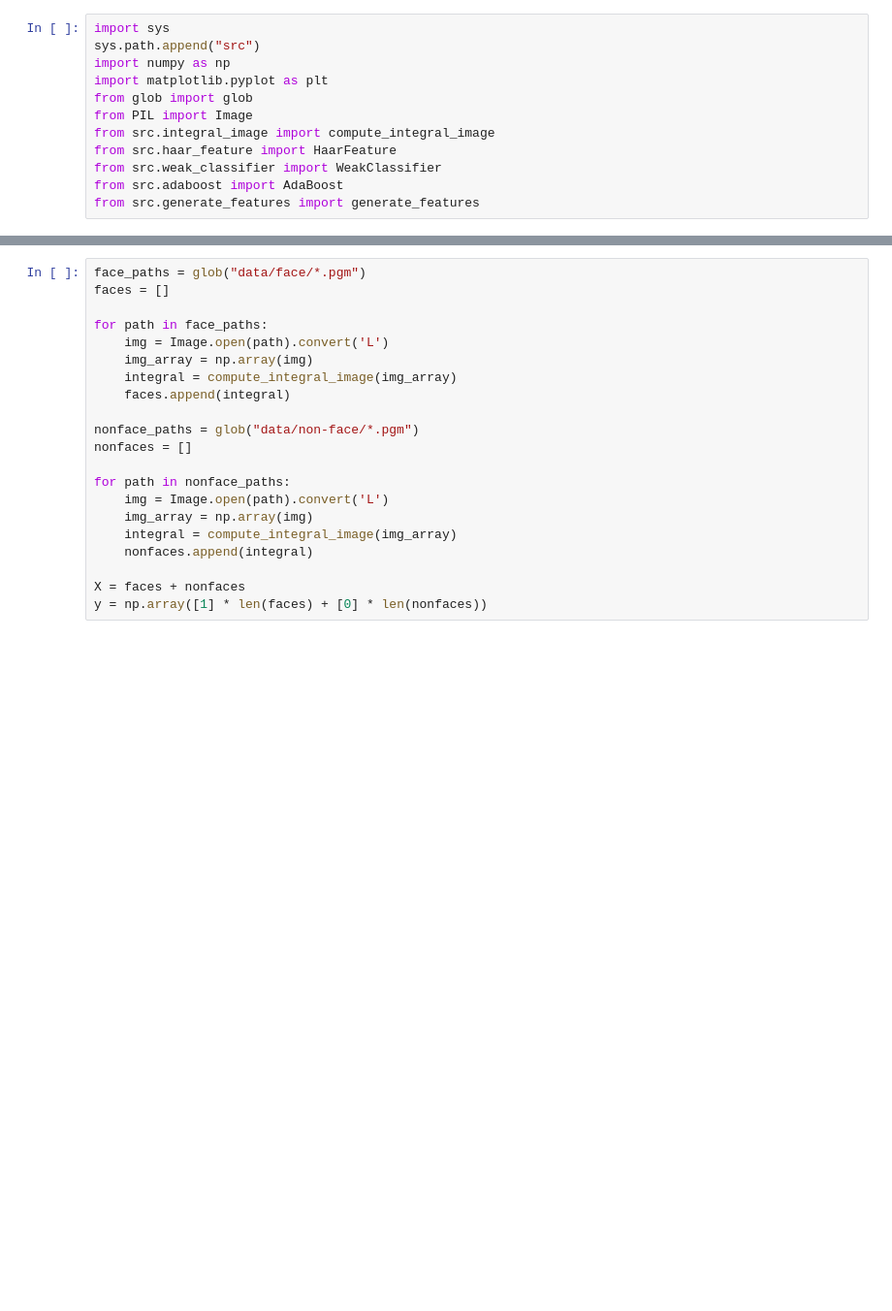
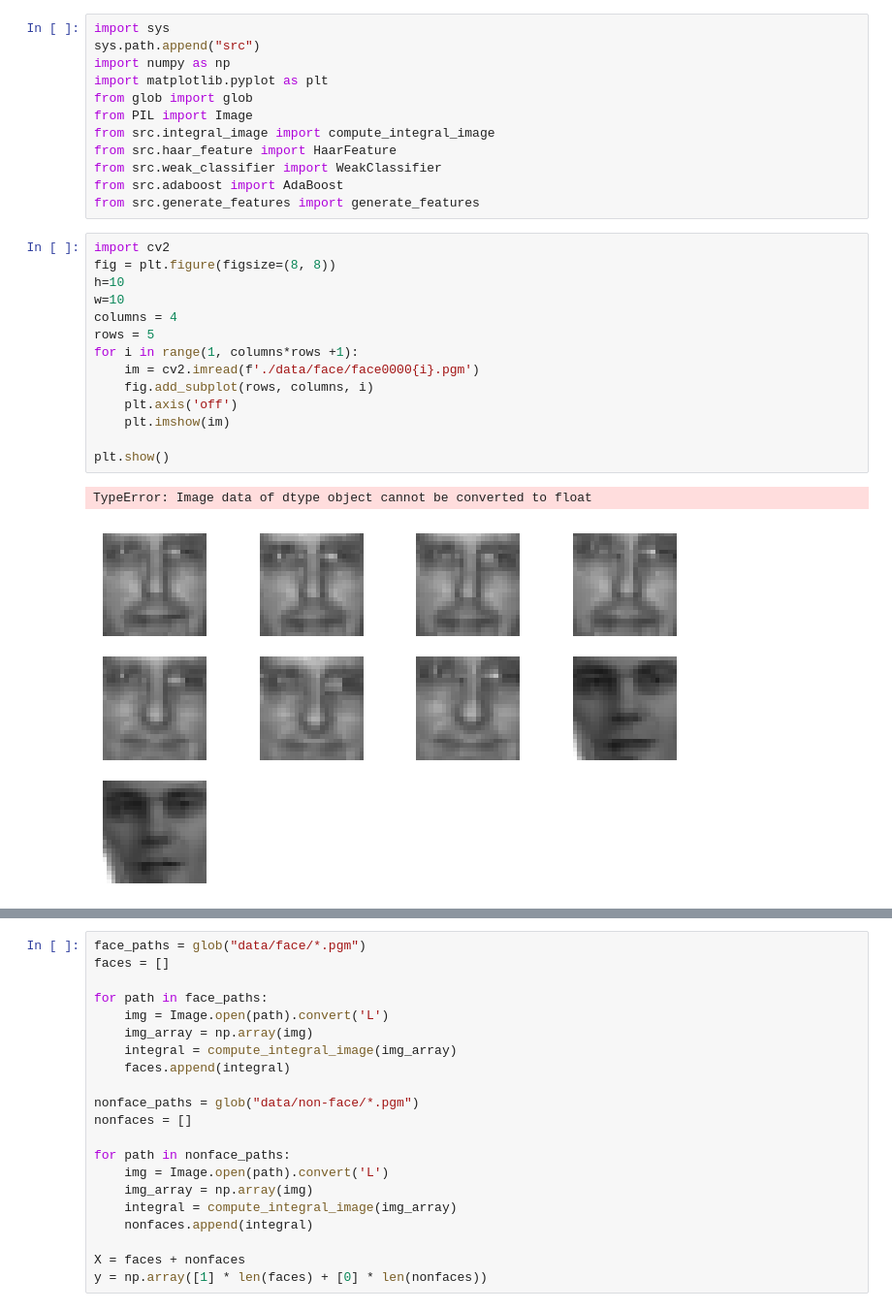
Before and after one commit to kora11e/RP-Pipeline-Project, a Jupyter notebook: ViolaJones.ipynb, the cells around one changed output, grey strips where cells are left out. Shown at 97% size. Cells and saved outputs as stored; diff of their text form; blank space fills up the shorter version.

Commit message:
Updated the main notebook with the description of the data and other additional text

```diff
--- a/ViolaJones.ipynb
+++ b/ViolaJones.ipynb
@@ -10,3 +16,20 @@ from src.haar_feature import HaarFeature
 from src.weak_classifier import WeakClassifier
 from src.adaboost import AdaBoost
 from src.generate_features import generate_features
+# %%
+import cv2
+fig = plt.figure(figsize=(8, 8))
+h=10
+w=10
+columns = 4
+rows = 5
+for i in range(1, columns*rows +1):
+    im = cv2.imread(f'./data/face/face0000{i}.pgm')
+    fig.add_subplot(rows, columns, i)
+    plt.axis('off')
+    plt.imshow(im)
+
+plt.show()
+# %% [output]
+TypeError: Image data of dtype object cannot be converted to float
+[figure, added]
```
Also changed, not shown: parts of 15 cells of this notebook.
